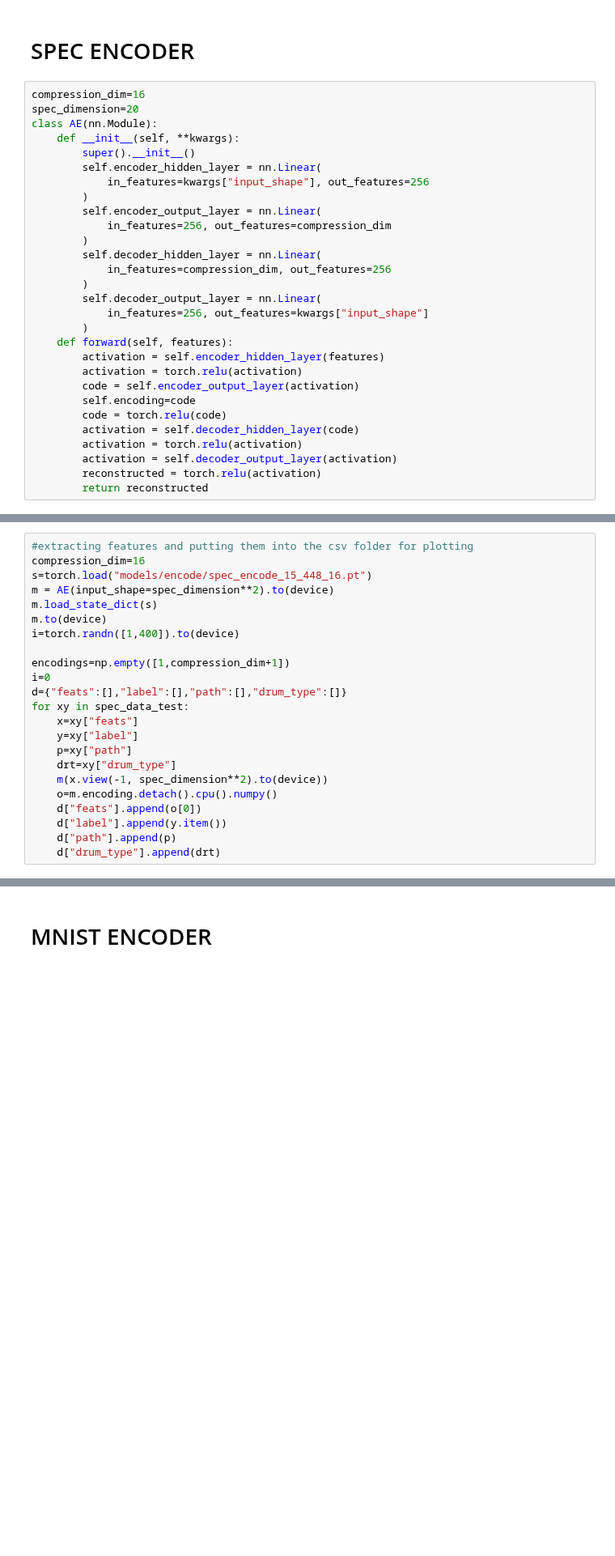
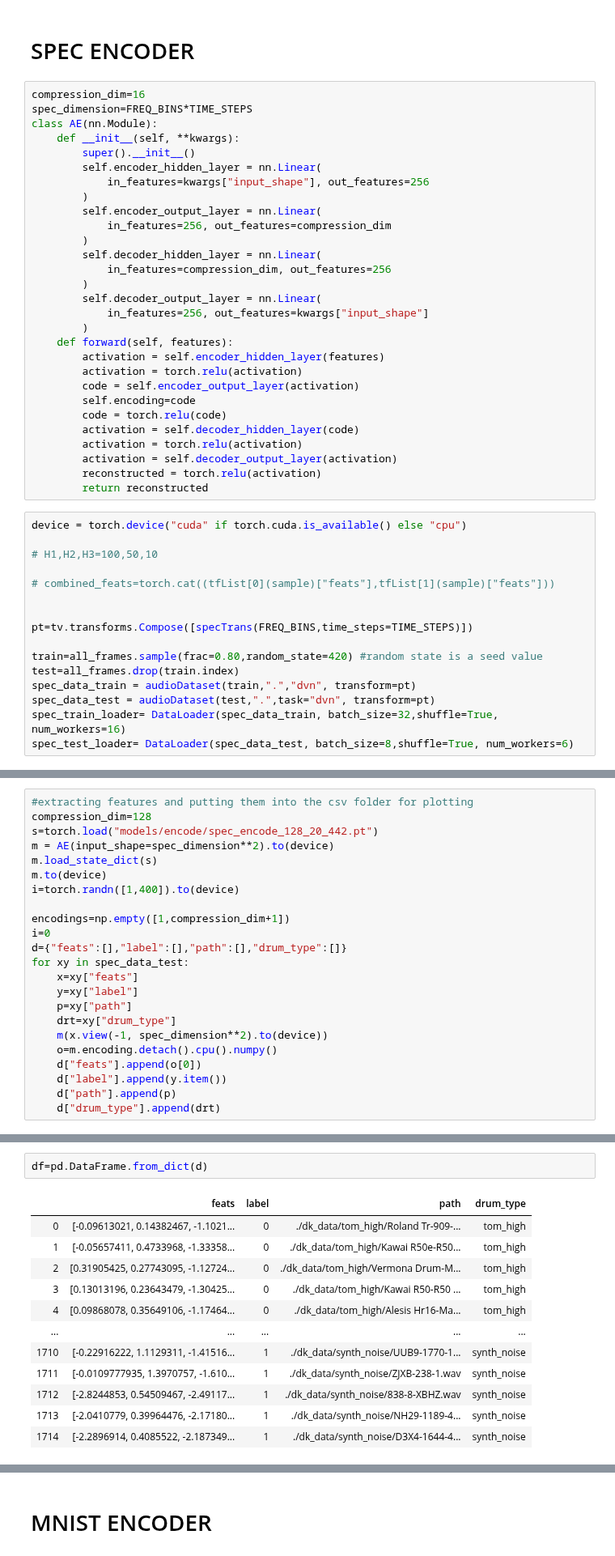
Before and after one commit to imilas/Synths_Stacks_Search, a Jupyter notebook: feature_extraction/model_pyaudio_openset.ipynb, the cells around one changed output, grey strips where cells are left out. Shown at 81% size. Cells and saved outputs as stored; diff of their text form; blank space fills up the shorter version.

```diff
--- a/feature_extraction/model_pyaudio_openset.ipynb
+++ b/feature_extraction/model_pyaudio_openset.ipynb
@@ -361,7 +373,7 @@ Audio(sample["signal"],rate=SR,autoplay=True)
 # SPEC ENCODER
 # %%
 compression_dim=16
-spec_dimension=20
+spec_dimension=FREQ_BINS*TIME_STEPS
 class AE(nn.Module):
     def __init__(self, **kwargs):
         super().__init__()
@@ -388,3 +400,19 @@ class AE(nn.Module):
         activation = self.decoder_output_layer(activation)
         reconstructed = torch.relu(activation)
         return reconstructed
+# %%
+device = torch.device("cuda" if torch.cuda.is_available() else "cpu")
+
+# H1,H2,H3=100,50,10
+
+# combined_feats=torch.cat((tfList[0](sample)["feats"],tfList[1](sample)["feats"]))
+
+
+pt=tv.transforms.Compose([specTrans(FREQ_BINS,time_steps=TIME_STEPS)])
+
+train=all_frames.sample(frac=0.80,random_state=420) #random state is a seed value
+test=all_frames.drop(train.index)
+spec_data_train = audioDataset(train,".","dvn", transform=pt)
+spec_data_test = audioDataset(test,".",task="dvn", transform=pt)
+spec_train_loader= DataLoader(spec_data_train, batch_size=32,shuffle=True, num_workers=16)
+spec_test_loader= DataLoader(spec_data_test, batch_size=8,shuffle=True, num_workers=6)
@@ -451,7 +496,7 @@ NameError: name 'spec_test_loader' is not defined
 # %%
 #extracting features and putting them into the csv folder for plotting
-compression_dim=16
-s=torch.load("models/encode/spec_encode_15_448_16.pt")
+compression_dim=128
+s=torch.load("models/encode/spec_encode_128_20_442.pt")
 m = AE(input_shape=spec_dimension**2).to(device)
 m.load_state_dict(s)
 m.to(device)
@@ -494,0 +519,15 @@ df
+# %%
+df=pd.DataFrame.from_dict(d)
+# %% [output]
+|  | feats | label | path | drum_type |
+| 0 | [-0.09613021, 0.14382467, -1.1021... | 0 | ./dk_data/tom_high/Roland Tr-909-... | tom_high |
+| 1 | [-0.05657411, 0.4733968, -1.33358... | 0 | ./dk_data/tom_high/Kawai R50e-R50... | tom_high |
+| 2 | [0.31905425, 0.27743095, -1.12724... | 0 | ./dk_data/tom_high/Vermona Drum-M... | tom_high |
+| 3 | [0.13013196, 0.23643479, -1.30425... | 0 | ./dk_data/tom_high/Kawai R50-R50 ... | tom_high |
+| 4 | [0.09868078, 0.35649106, -1.17464... | 0 | ./dk_data/tom_high/Alesis Hr16-Ma... | tom_high |
+| ... | ... | ... | ... | ... |
+| 1710 | [-0.22916222, 1.1129311, -1.41516... | 1 | ./dk_data/synth_noise/UUB9-1770-1... | synth_noise |
+| 1711 | [-0.0109777935, 1.3970757, -1.610... | 1 | ./dk_data/synth_noise/ZJXB-238-1.wav | synth_noise |
+| 1712 | [-2.8244853, 0.54509467, -2.49117... | 1 | ./dk_data/synth_noise/838-8-XBHZ.wav | synth_noise |
+| 1713 | [-2.0410779, 0.39964476, -2.17180... | 1 | ./dk_data/synth_noise/NH29-1189-4... | synth_noise |
+| 1714 | [-2.2896914, 0.4085522, -2.187349... | 1 | ./dk_data/synth_noise/D3X4-1644-4... | synth_noise |
```
Also changed, not shown: parts of 13 cells of this notebook, 1 other file.
